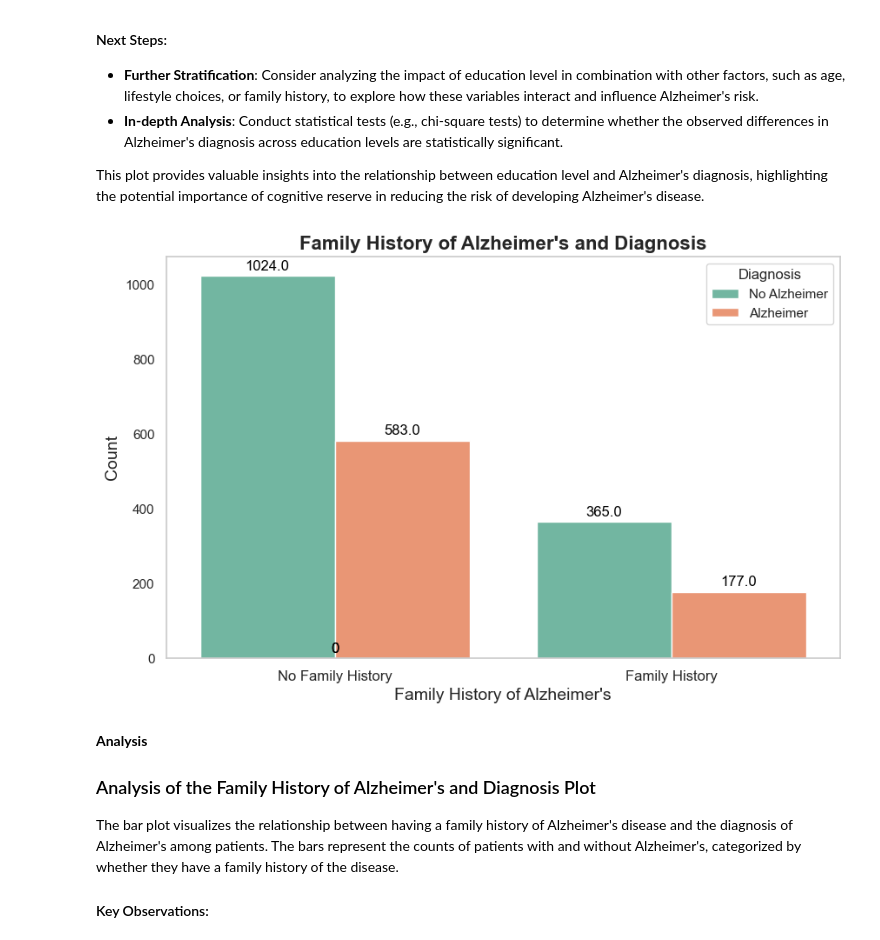
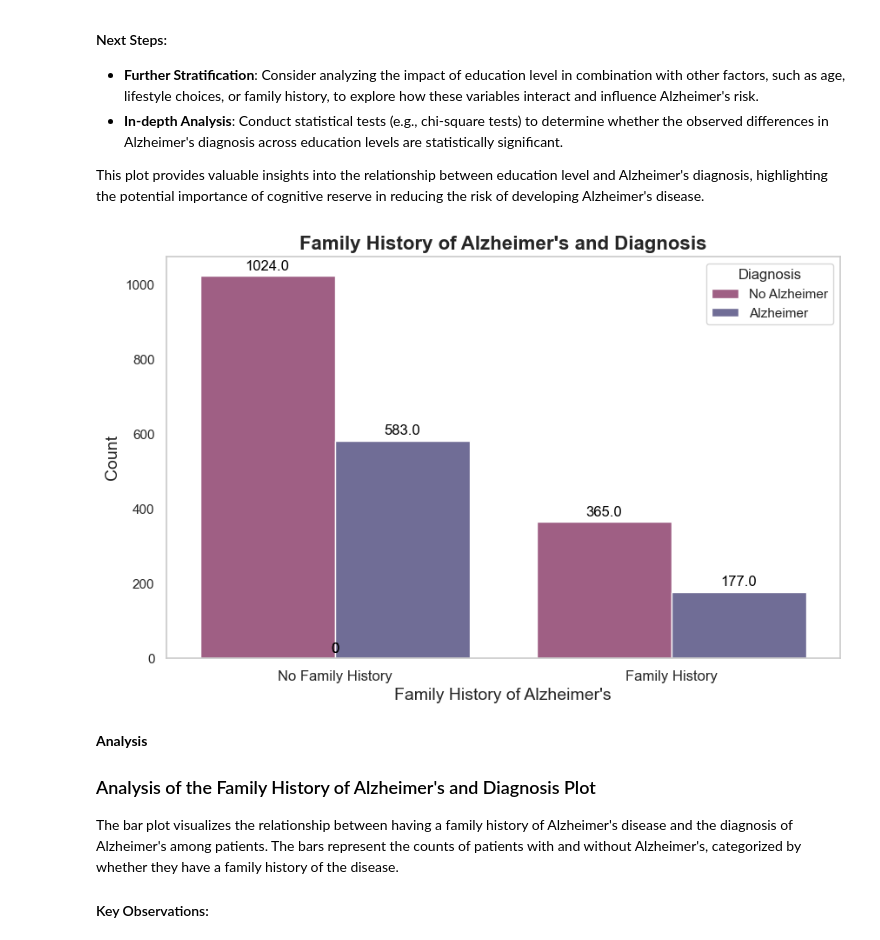
Before and after one commit to ozgunteksoy/Alzheimer-Prediction-with-Machine-Learning, a Jupyter notebook: Alzheimer Prediction with Machine Learning.ipynb, the cells around one changed output. Saved outputs shown, nothing was run; the diff lists cells and outputs as text; code cells hidden in the pictures.

```diff
--- a/Alzheimer Prediction with Machine Learning.ipynb
+++ b/Alzheimer Prediction with Machine Learning.ipynb
@@ -612,7 +615,11 @@ This detailed analysis of the correlation matrix provides a comprehensive unders
 # %%
 # Create a countplot for Alzheimer's diagnosis by gender
 plt.figure(figsize=(10,6)) # Adjust the size of the figure
-ax=sns.countplot(x='Gender', hue='Diagnosis', data=df, palette='Set2')
+
+# Define custom colors for the bars
+custom_colors = ['#00FF9C', '#F9E400']
+
+ax=sns.countplot(x='Gender', hue='Diagnosis', data=df, palette=custom_colors)
 
 # Add title and labels with improved formatting
 plt.title("Alzheimer's Diagnosis by Gender", fontsize=16, fontweight='bold')
@@ -680,7 +687,11 @@ This plot provides a clear visual comparison of Alzheimer's diagnoses across gen
 # %%
 # Create a countplot for Alzheimer's diagnosis by gender
 plt.figure(figsize=(10,6)) # Adjust the size of the figure
-ax=sns.countplot(x='EducationLevel', hue='Diagnosis', data=df, palette='Set2')
+
+# Define custom colors for the bars
+custom_colors = ['#15B392', '#8B5DFF']
+
+ax=sns.countplot(x='EducationLevel', hue='Diagnosis', data=df, palette=custom_colors)
 
 # Add title and labels with improved formatting
 plt.title("Alzheimer's Diagnosis by Education Level", fontsize=16, fontweight='bold')
@@ -745,29 +756,33 @@ This plot provides valuable insights into the relationship between education lev
 # %%
 # Create a countplot for Family History of Alzheimer's and Alzheimer's Diagnosis
 plt.figure(figsize=(10, 6))  # Adjust the size of the figure
-ax = sns.countplot(x='FamilyHistoryAlzheimers', hue='Diagnosis', data=df, palette='Set2')
+
+# Define custom colors for the bars
+custom_colors = ['#AA5486', '#6A669D']
+
+ax = sns.countplot(x='FamilyHistoryAlzheimers', hue='Diagnosis', data=df, palette=custom_colors)
 
 # Add title and labels with improved formatting
 plt.title("Family History of Alzheimer's and Diagnosis", fontsize=16, fontweight='bold')
 plt.xlabel('Family History of Alzheimer\'s', fontsize=14)
 plt.ylabel('Count', fontsize=14)
 
 # Set custom labels for Family History and Diagnosis
 plt.xticks([0, 1], ['No Family History', 'Family History'], fontsize=12)
 handles, labels = plt.gca().get_legend_handles_labels()
 plt.legend(handles, ['No Alzheimer', 'Alzheimer'], title='Diagnosis')
 
 # Add counts on top of bars
 for p in ax.patches:
     ax.annotate(f'{p.get_height()}', (p.get_x() + p.get_width() / 2., p.get_height()),
                 ha='center', va='baseline', fontsize=12, color='black', xytext=(0, 5),
                 textcoords='offset points')
 
 # Display the plot
 plt.grid(False)
 plt.show()
 # %% [output]
-[figure, old version]
+[figure, new version]
 # %% [markdown]
 **Analysis**
 
```
Also changed, not shown: parts of 11 cells of this notebook.
